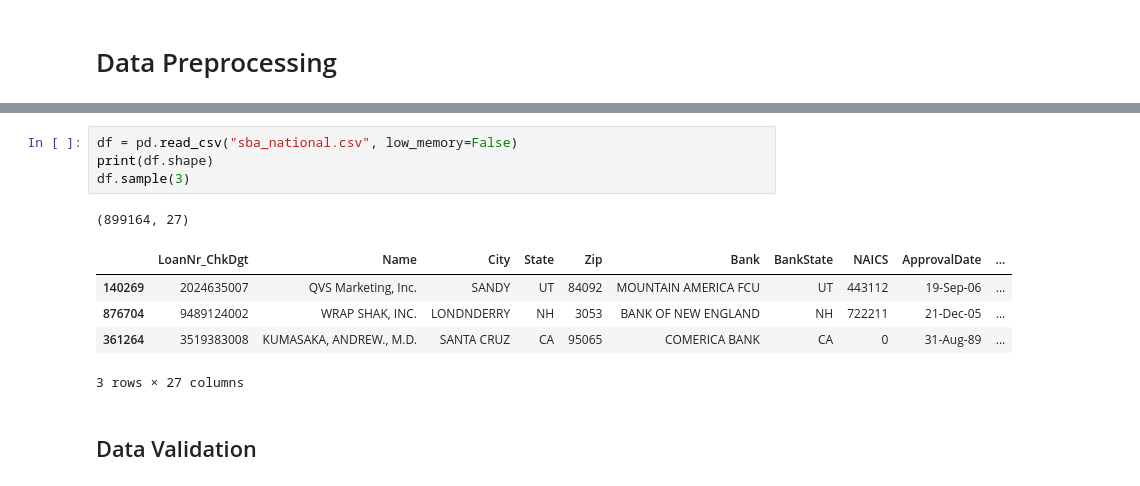
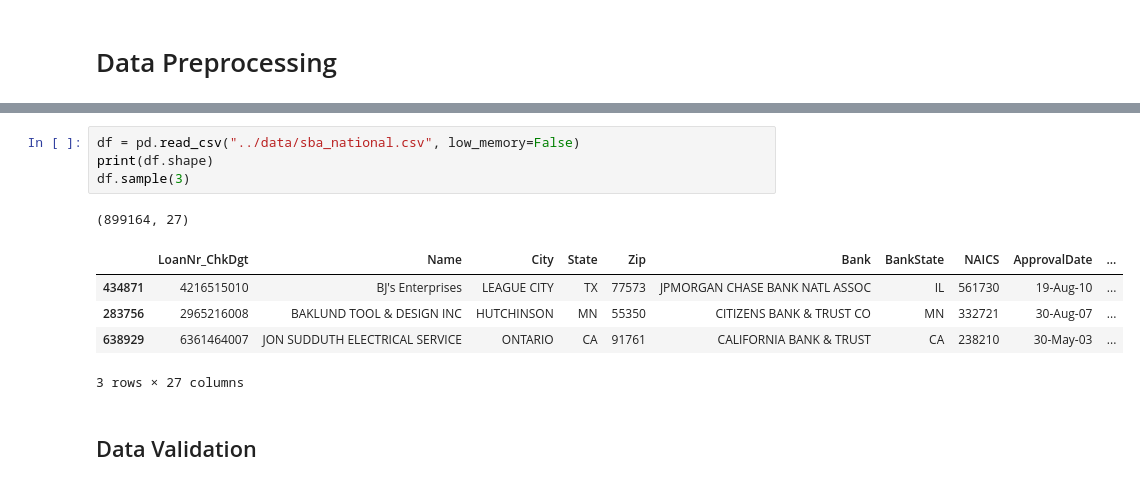
Before and after one commit to Ly-Ax/TFMasterIA, a Jupyter notebook: notebooks/preprocessing.ipynb, the cells around one changed output, grey strips where cells are left out. Cells and saved outputs as stored; diff of their text form.

```diff
--- a/notebooks/preprocessing.ipynb
+++ b/notebooks/preprocessing.ipynb
@@ -17,13 +25,13 @@ from sklearn.preprocessing import OrdinalEncoder
 # %%
-df = pd.read_csv("sba_national.csv", low_memory=False)
+df = pd.read_csv("../data/sba_national.csv", low_memory=False)
 print(df.shape)
 df.sample(3)
 # %% [output]
 (899164, 27)
 |  | LoanNr_ChkDgt | Name | City | State | Zip | Bank | BankState | NAICS | ApprovalDate | ... |
-| 140269 | 2024635007 | QVS Marketing, Inc. | SANDY | UT | 84092 | MOUNTAIN AMERICA FCU | UT | 443112 | 19-Sep-06 | ... |
-| 876704 | 9489124002 | WRAP SHAK, INC. | LONDNDERRY | NH | 3053 | BANK OF NEW ENGLAND | NH | 722211 | 21-Dec-05 | ... |
-| 361264 | 3519383008 | KUMASAKA, ANDREW., M.D. | SANTA CRUZ | CA | 95065 | COMERICA BANK | CA | 0 | 31-Aug-89 | ... |
+| 434871 | 4216515010 | BJ's Enterprises | LEAGUE CITY | TX | 77573 | JPMORGAN CHASE BANK NATL ASSOC | IL | 561730 | 19-Aug-10 | ... |
+| 283756 | 2965216008 | BAKLUND TOOL & DESIGN INC | HUTCHINSON | MN | 55350 | CITIZENS BANK & TRUST CO | MN | 332721 | 30-Aug-07 | ... |
+| 638929 | 6361464007 | JON SUDDUTH ELECTRICAL SERVICE | ONTARIO | CA | 91761 | CALIFORNIA BANK & TRUST | CA | 238210 | 30-May-03 | ... |
 3 rows × 27 columns
 # %% [markdown]
 ## Data Validation
```
Also changed, not shown: parts of 72 cells of this notebook, 5 other files.
